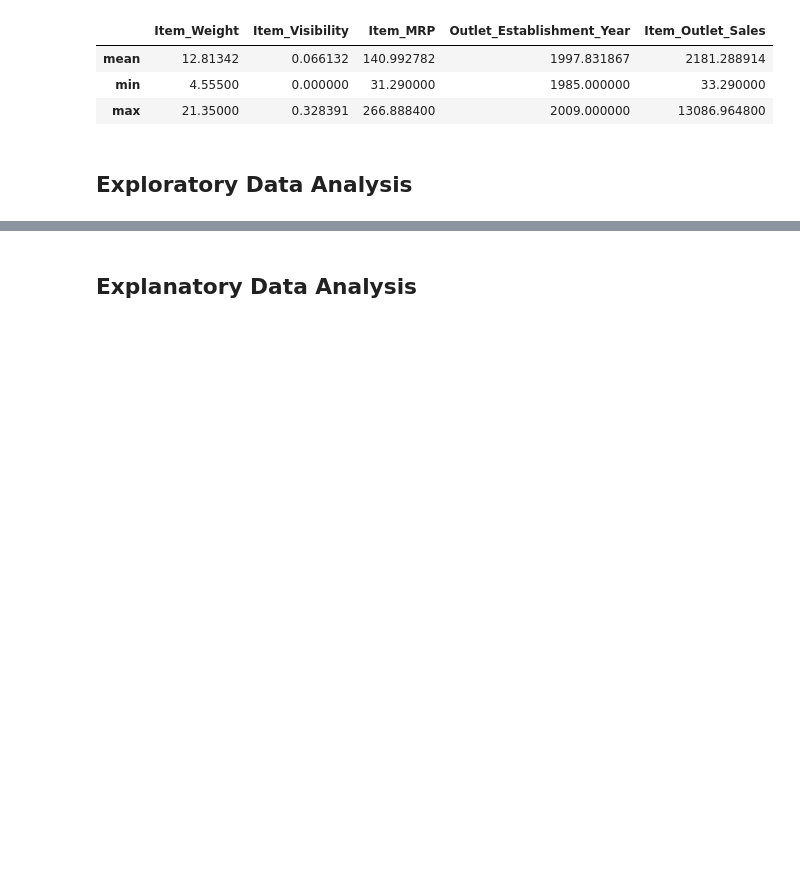
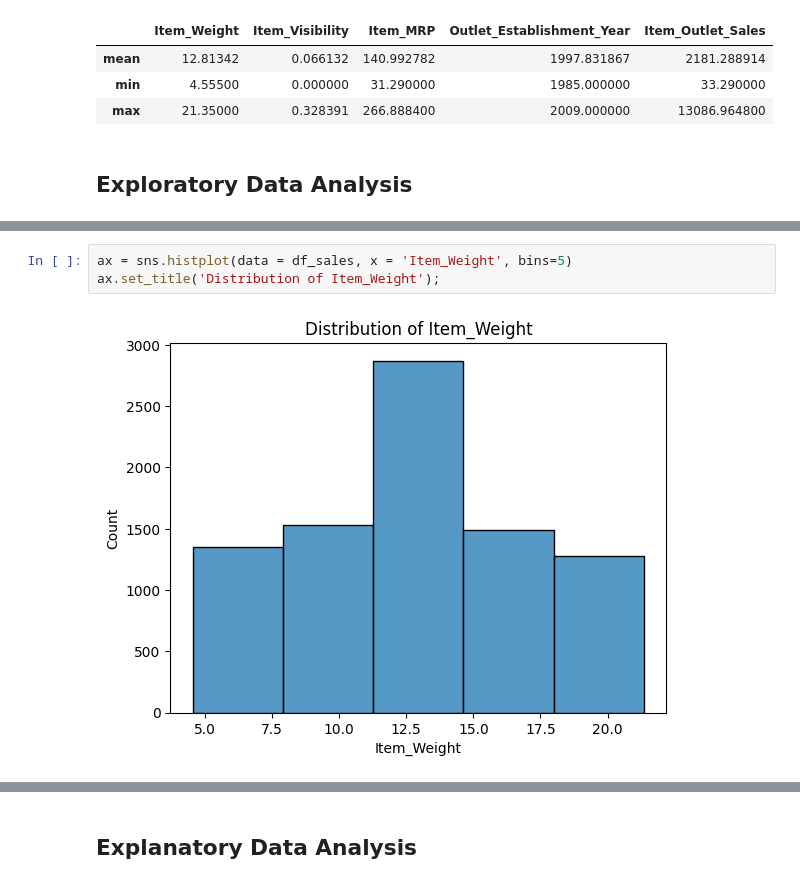
Before and after one commit to samangelap/Prediction-of-Sales, a Jupyter notebook: Prediction_of_Sales.ipynb, the cells around one changed output, grey strips where cells are left out. Cells and saved outputs as stored; diff of their text form; blank space fills up the shorter version.

```diff
--- a/Prediction_of_Sales.ipynb
+++ b/Prediction_of_Sales.ipynb
@@ -333,0 +369,5 @@ stats.loc[['mean','min','max']]
+# %%
+ax = sns.histplot(data = df_sales, x = 'Item_Weight', bins=5)
+ax.set_title('Distribution of Item_Weight');
+# %% [output]
+[figure, added]
```
Also changed, not shown: parts of 39 cells of this notebook.
